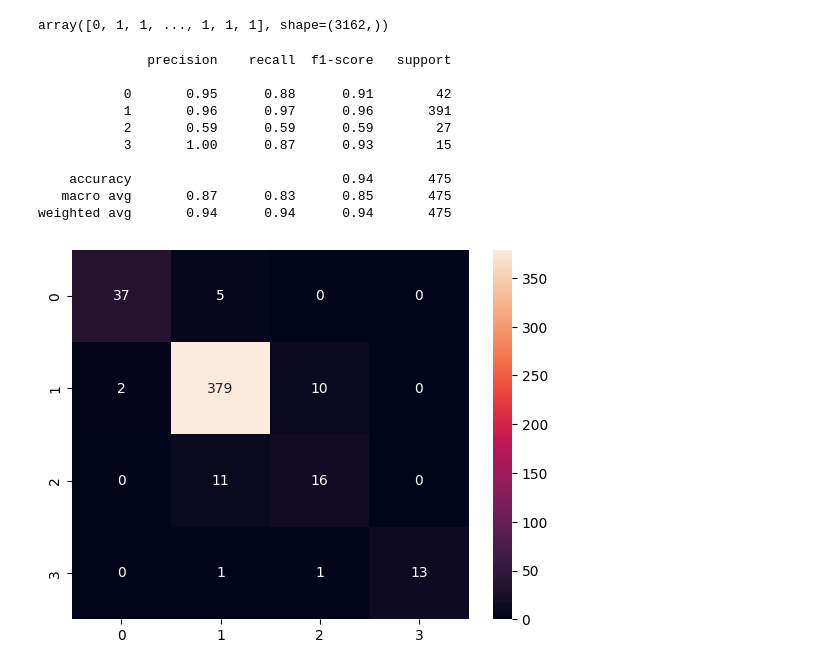
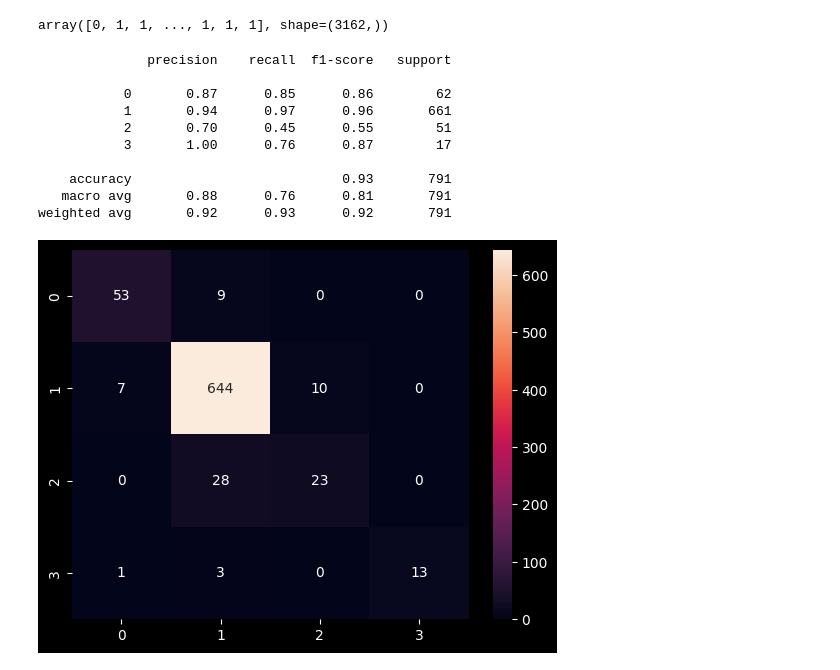
Before and after one commit to zamef/ProyectoTSBM, a Jupyter notebook: ProyectoDeteccionQueratocono.ipynb, the cells around one changed output. Drawn from its saved outputs; the diff is of its cells as text; code cells hidden in the pictures.

```diff
--- a/ProyectoDeteccionQueratocono.ipynb
+++ b/ProyectoDeteccionQueratocono.ipynb
@@ -342,3 +338,5 @@ X_norm.head()
+# %%
+X_train, X_test, y_train, y_test = train_test_split(X,y,train_size=0.85,random_state=None)
 # %% [markdown]
 ### **Entrenamiento**
 # %% [markdown]
@@ -365,9 +363,9 @@ weighted avg       0.95      0.95      0.95       475
 # %%
-trainedforest1 = RandomForestClassifier(n_estimators=422,
-                                        min_samples_split= 10,
-                                        min_samples_leaf=1,
+trainedforestGS = RandomForestClassifier(n_estimators=300,
+                                        min_samples_split= 5,
+                                        min_samples_leaf= 1,
                                         max_features = 'sqrt',
-                                        max_depth= 80,
+                                        max_depth= None,
                                         bootstrap=False,
                                         random_state = None).fit(X_train,y_train)
 # %%
@@ -450,5 +449,5 @@ weighted avg       0.94      0.94      0.94       475
 # %%
-trainedforest_pca = trainedforest1.fit(X_train_pca,y_train)
+trainedforest_pca = trainedforestGS.fit(X_train_pca,y_train)
 
 predictionforest_pca = trainedforest_pca.predict(X_test_pca)
 
@@ -588,21 +587,21 @@ array([0, 1, 1, ..., 1, 1, 1], shape=(3162,))
 # %%
 X_train1, X_test1, y_train1, y_test1 = train_test_split(X ,y ,train_size=0.75, random_state=None)
 # %%
-trainedforest1 = trainedforest.fit(X_train_pca,y_train)
+trainedforest1 = trainedforestGS.fit(X_train1,y_train1)
 
-predictionforest1 = trainedforest1.predict(X_test_pca)
+predictionforest1 = trainedforestGS.predict(X_test1)
 
-sns.heatmap(confusion_matrix(y_test, predictionforest1), annot = True, fmt = 'g')
-print(classification_report(y_test, predictionforest1))
+sns.heatmap(confusion_matrix(y_test1, predictionforest1), annot = True, fmt = 'g')
+print(classification_report(y_test1, predictionforest1))
 # %% [output]
               precision    recall  f1-score   support
 
-           0       0.95      0.88      0.91        42
-           1       0.96      0.97      0.96       391
-           2       0.59      0.59      0.59        27
-           3       1.00      0.87      0.93        15
+           0       0.87      0.85      0.86        62
+           1       0.94      0.97      0.96       661
+           2       0.70      0.45      0.55        51
+           3       1.00      0.76      0.87        17
 
-    accuracy                           0.94       475
-   macro avg       0.87      0.83      0.85       475
-weighted avg       0.94      0.94      0.94       475
+    accuracy                           0.93       791
+   macro avg       0.88      0.76      0.81       791
+weighted avg       0.92      0.93      0.92       791
-[figure, old version]
+[figure, new version]
```
Also changed, not shown: parts of 20 cells of this notebook, 1 other file.
